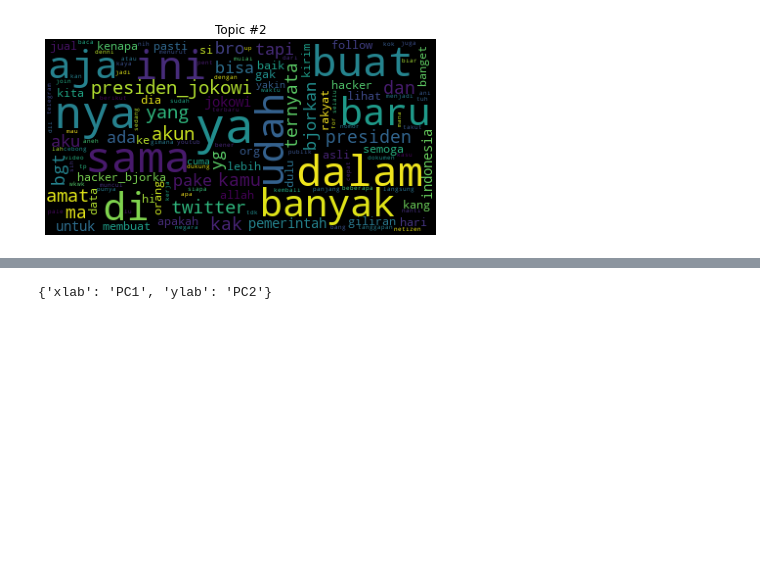
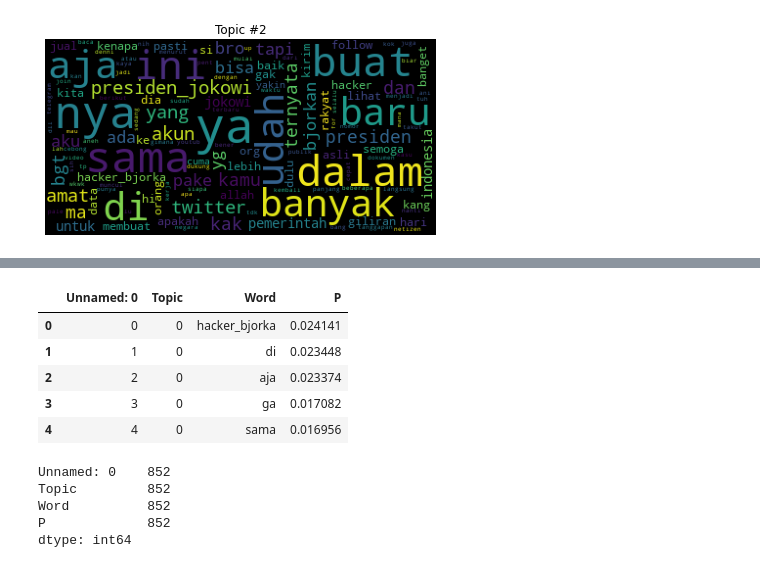
Before and after one commit to arifadli/Oprekan, a Jupyter notebook: Text Mining/ModLDA.ipynb, the cells around one changed output, grey strips where cells are left out. Saved outputs shown, nothing was run; the diff lists cells and outputs as text; code cells hidden in the pictures; blank space fills up the shorter version.

```diff
--- a/Text Mining/ModLDA.ipynb
+++ b/Text Mining/ModLDA.ipynb
@@ -627,8 +627,25 @@ pyLDAvis.display(vis)
 # %%
 vis_data = pyLDAvis.gensim.prepare(model, corpus_tfidf, dictionary)
 pyLDAvis.save_html(vis_data, 'output_ver1_pos.html')
-# %%
-# print all topics
-data.plot_opts
-# %% [output]
-{'xlab': 'PC1', 'ylab': 'PC2'}
+# %%
+# print all topics
+import pandas as pd
+dataset = "https://raw.githubusercontent.com/arifadli/Oprekan/main/Text%20Mining/top_words_revisian.csv"
+data = pd.read_csv(dataset,sep=',')
+data_sort = data.sort_index()
+data_sort.head()
+# %% [output]
+|  | Unnamed: 0 | Topic | Word | P |
+| 0 | 0 | 0 | hacker_bjorka | 0.024141 |
+| 1 | 1 | 0 | di | 0.023448 |
+| 2 | 2 | 0 | aja | 0.023374 |
+| 3 | 3 | 0 | ga | 0.017082 |
+| 4 | 4 | 0 | sama | 0.016956 |
+# %%
+data.count()
+# %% [output]
+Unnamed: 0    852
+Topic         852
+Word          852
+P             852
+dtype: int64
```
Also changed, not shown: parts of 2 cells of this notebook.
